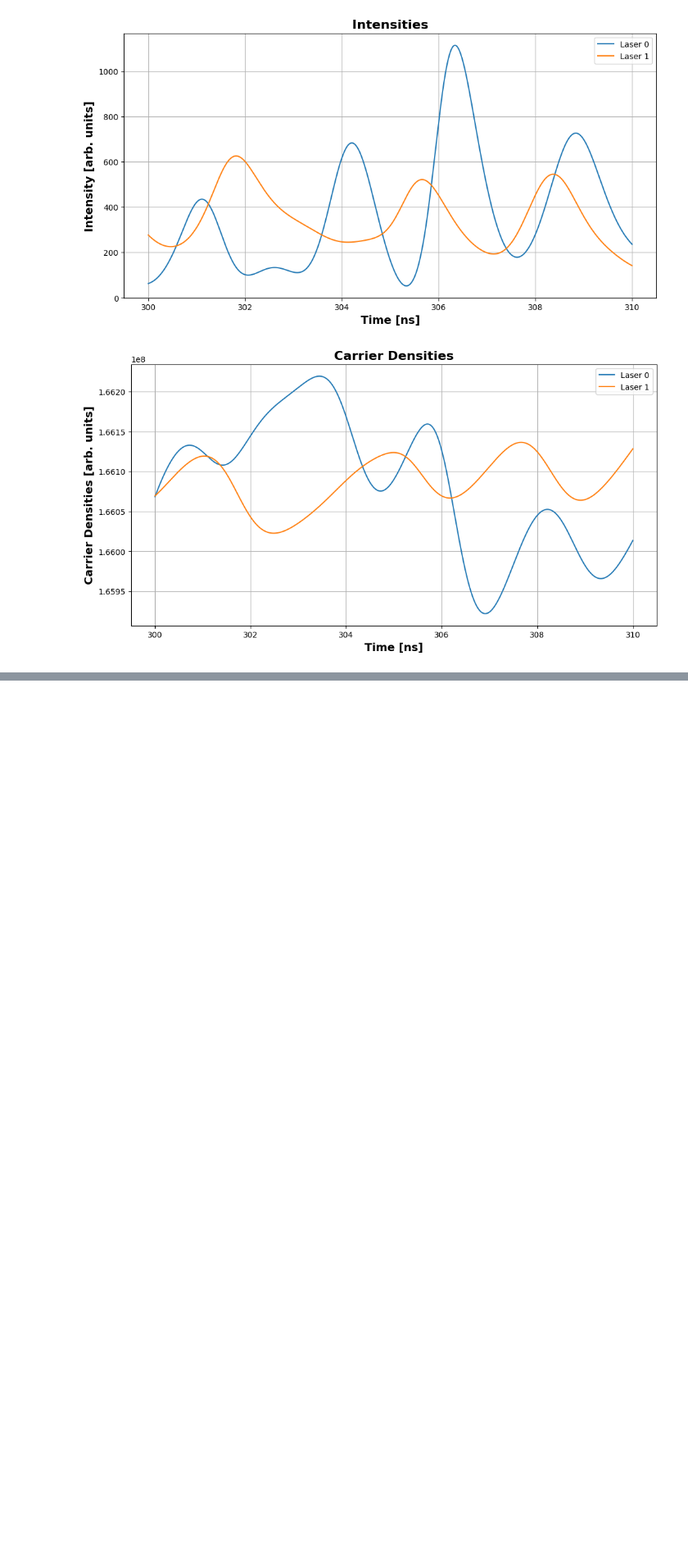
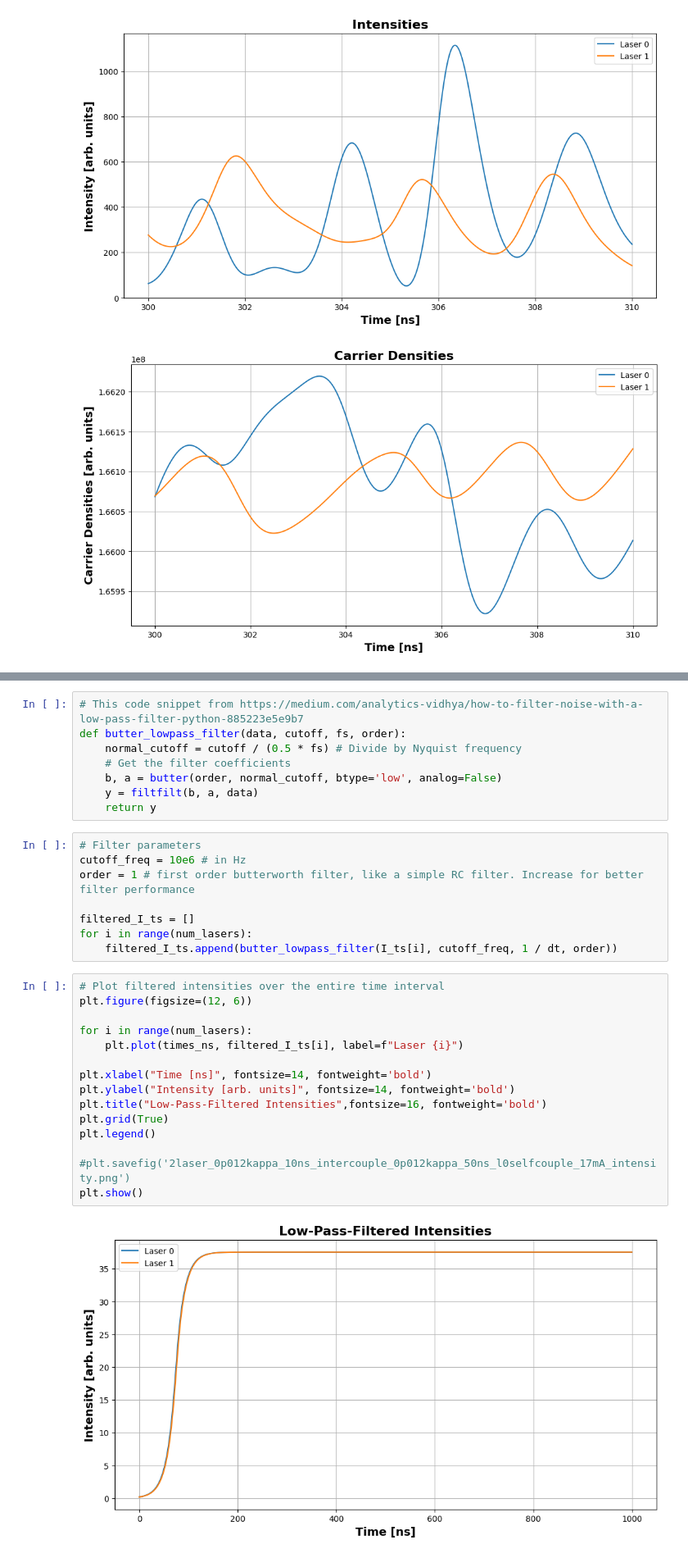
Before and after one commit to godwinduan/lasersim, a Jupyter notebook: MC_SLs_new.ipynb, the cells around one changed output, grey strips where cells are left out. Shown at 82% size. Drawn from its saved outputs; the diff is of its cells as text; blank space fills up the shorter version.

```diff
--- a/MC_SLs_new.ipynb
+++ b/MC_SLs_new.ipynb
@@ -455,0 +516,33 @@ plt.show()
+# %%
+# This code snippet from https://medium.com/analytics-vidhya/how-to-filter-noise-with-a-low-pass-filter-python-885223e5e9b7
+def butter_lowpass_filter(data, cutoff, fs, order):
+    normal_cutoff = cutoff / (0.5 * fs) # Divide by Nyquist frequency
+    # Get the filter coefficients
+    b, a = butter(order, normal_cutoff, btype='low', analog=False)
+    y = filtfilt(b, a, data)
+    return y
+# %%
+# Filter parameters
+cutoff_freq = 10e6 # in Hz
+order = 1 # first order butterworth filter, like a simple RC filter. Increase for better filter performance
+
+filtered_I_ts = []
+for i in range(num_lasers):
+    filtered_I_ts.append(butter_lowpass_filter(I_ts[i], cutoff_freq, 1 / dt, order))
+# %%
+# Plot filtered intensities over the entire time interval
+plt.figure(figsize=(12, 6))
+
+for i in range(num_lasers):
+    plt.plot(times_ns, filtered_I_ts[i], label=f"Laser {i}")
+
+plt.xlabel("Time [ns]", fontsize=14, fontweight='bold')
+plt.ylabel("Intensity [arb. units]", fontsize=14, fontweight='bold')
+plt.title("Low-Pass-Filtered Intensities",fontsize=16, fontweight='bold')
+plt.grid(True)
+plt.legend()
+
+#plt.savefig('2laser_0p012kappa_10ns_intercouple_0p012kappa_50ns_l0selfcouple_17mA_intensity.png')
+plt.show()
+# %% [output]
+[figure, added]
```
Also changed, not shown: parts of 14 cells of this notebook, 1 other file.
